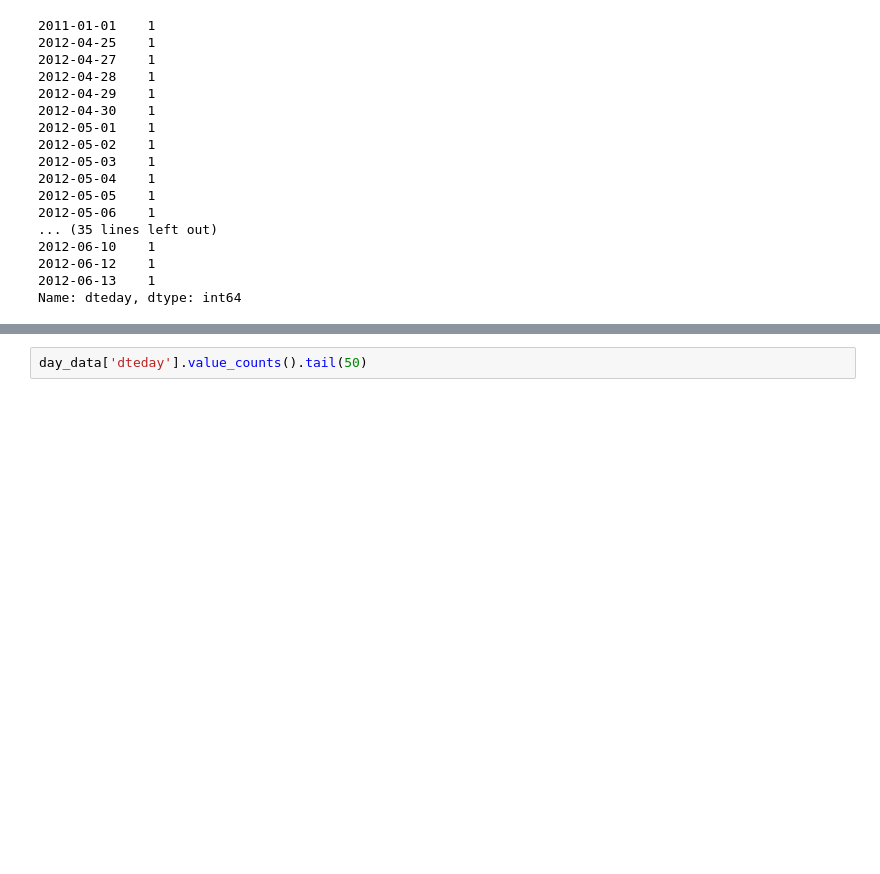
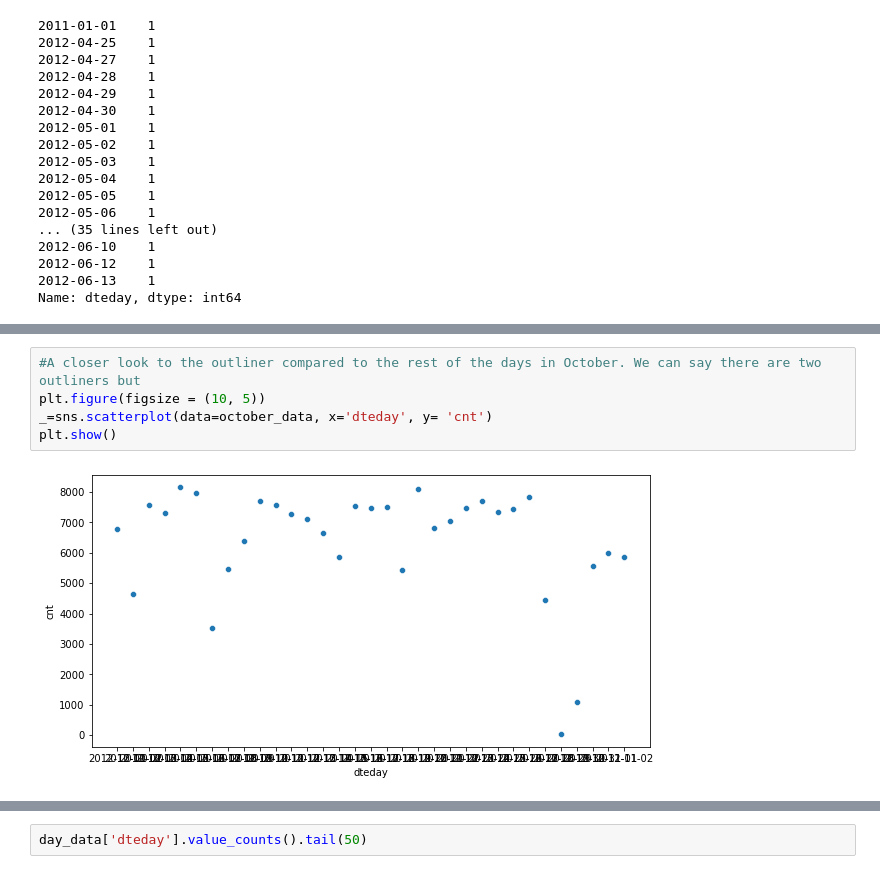
Before and after one commit to karlakum/Capstone-Two-Project, a Jupyter notebook: Notebooks/Bike_Data_Wrangling .ipynb, the cells around one changed output, grey strips where cells are left out. Drawn from its saved outputs; the diff is of its cells as text; blank space fills up the shorter version.

```diff
--- a/Notebooks/Bike_Data_Wrangling .ipynb
+++ b/Notebooks/Bike_Data_Wrangling .ipynb
@@ -155,0 +181,7 @@ Name: dteday, dtype: int64
+# %%
+#A closer look to the outliner compared to the rest of the days in October. We can say there are two outliners but
+plt.figure(figsize = (10, 5))
+_=sns.scatterplot(data=october_data, x='dteday', y= 'cnt')
+plt.show()
+# %% [output]
+[figure, added]
```
Also changed, not shown: parts of 38 cells of this notebook, 1 other file.
